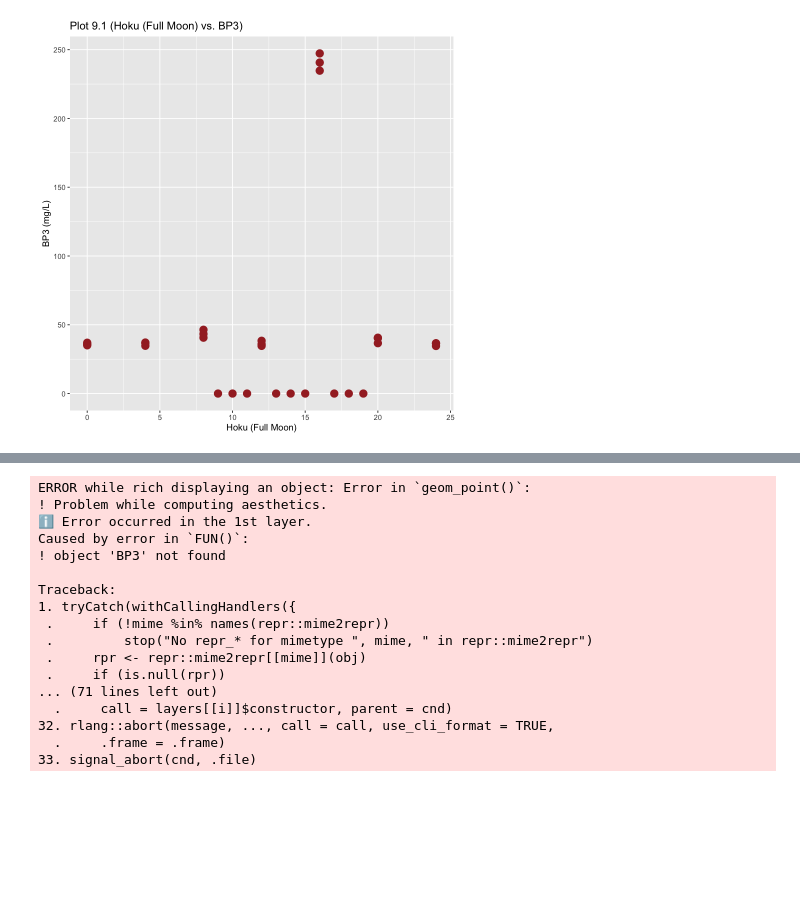
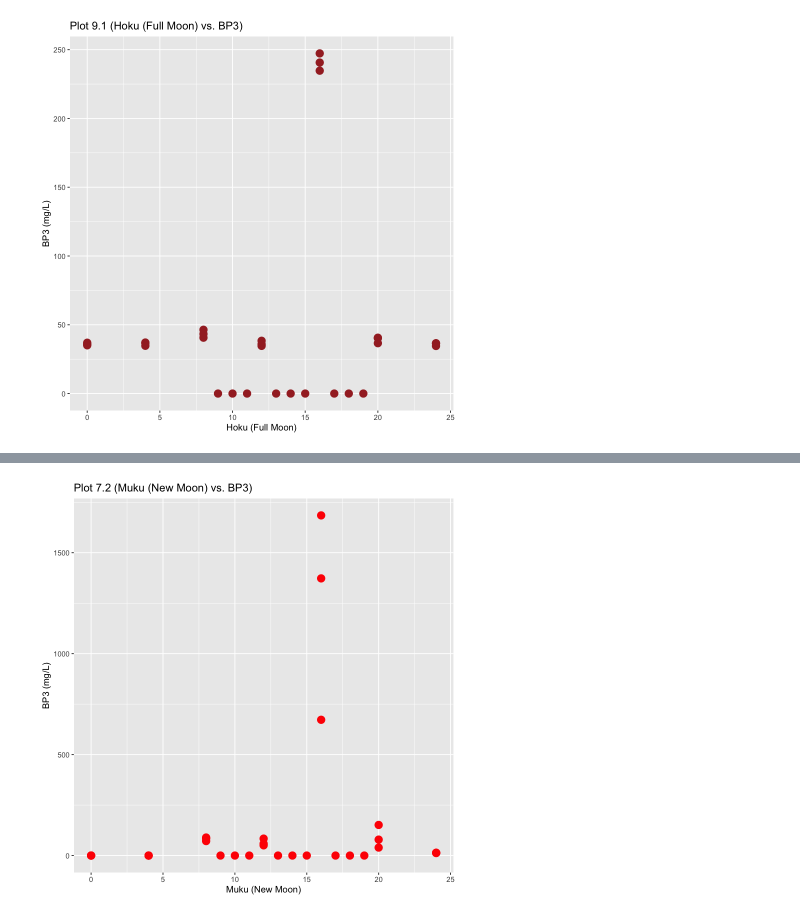
Before and after one commit to davism808/Diamond_Beach_Project, a Jupyter notebook: Diamond_Beach_Project/DiamondBeach_Jupyter/MD_Step 1.ipynb, the cells around one changed output, grey strips where cells are left out. Drawn from its saved outputs; the diff is of its cells as text; code cells hidden in the pictures; blank space fills up the shorter version.

Commit message:
updated tile plots

```diff
--- a/Diamond_Beach_Project/DiamondBeach_Jupyter/MD_Step 1.ipynb
+++ b/Diamond_Beach_Project/DiamondBeach_Jupyter/MD_Step 1.ipynb
@@ -297,28 +292,12 @@ library(gridExtra)
 Muku_OC<-Muku[, c("Time","OC")]
 # %%
 ### Plotting Muku (New Moon) vs. OC replicates (mg/L)
-ggplot(data = Muku_OC) +
-    geom_point(aes(x = Time, y = BP3),color = "red", size = 4)+
+ggplot(data = Muku_OC, aes(x = Time, y = OC)) +
+    geom_point(color = "red", size = 4)+
     labs(title = "Plot 7.2 (Muku (New Moon) vs. BP3)",
          x ="Muku (New Moon)", y = "BP3 (mg/L)")
 # %% [output]
-ERROR while rich displaying an object: Error in `geom_point()`:
-! Problem while computing aesthetics.
-ℹ Error occurred in the 1st layer.
-Caused by error in `FUN()`:
-! object 'BP3' not found
-
-Traceback:
-1. tryCatch(withCallingHandlers({
- .     if (!mime %in% names(repr::mime2repr))
- .         stop("No repr_* for mimetype ", mime, " in repr::mime2repr")
- .     rpr <- repr::mime2repr[[mime]](obj)
- .     if (is.null(rpr))
-... (71 lines left out)
-  .     call = layers[[i]]$constructor, parent = cnd)
-32. rlang::abort(message, ..., call = call, use_cli_format = TRUE,
-  .     .frame = .frame)
-33. signal_abort(cnd, .file)
+[figure, added]
 # %%
 #x = seq(0, 1, 0.01)
 #p2 = ggplot()+
```
Also changed, not shown: parts of 9 cells of this notebook.
